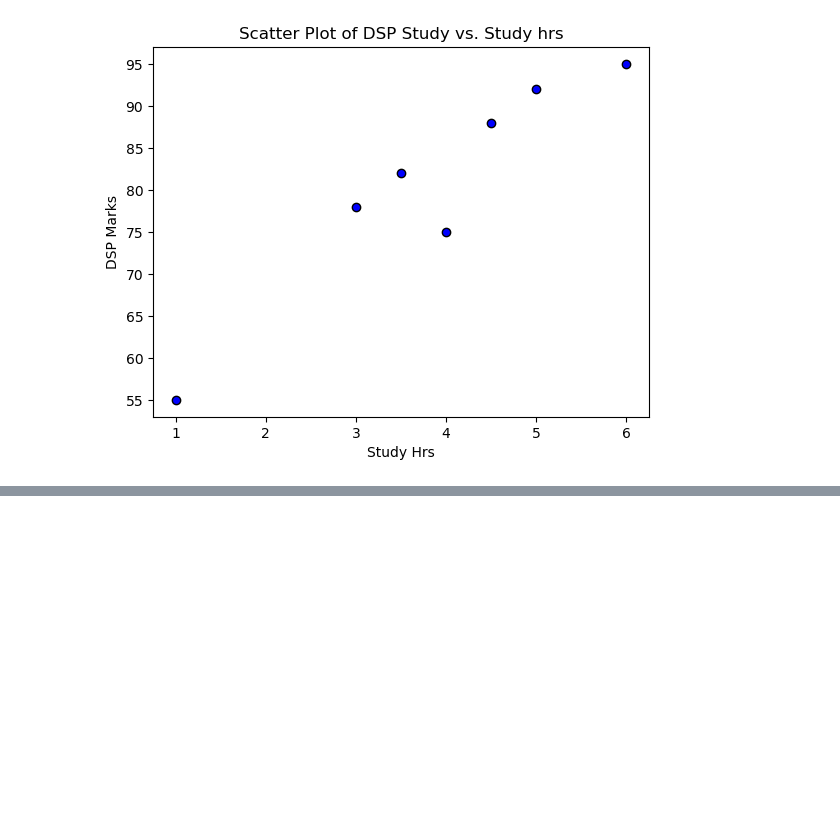
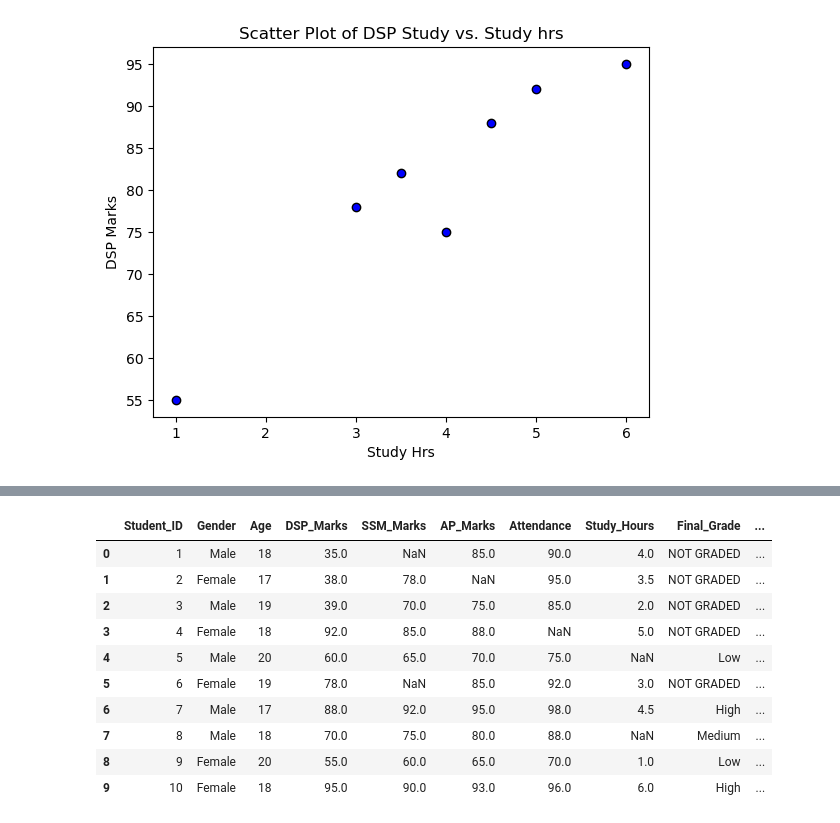
Before and after one commit to Kabin24/semester-4, a Jupyter notebook: Data principle/eda/Week-4 pandas.ipynb, the cells around one changed output, grey strips where cells are left out. Cells and saved outputs as stored; diff of their text form; code cells hidden in the pictures; blank space fills up the shorter version.

```diff
--- a/Data principle/eda/Week-4 pandas.ipynb
+++ b/Data principle/eda/Week-4 pandas.ipynb
@@ -181,0 +198,19 @@ regr = LinearRegression()
+# %%
+
+
+df.loc[0:2, 'DSP_Marks'] = [35.0, 38.0, 39.0]
+#lambda arguments: expression (output)  anonymous(nameless) function without using def keyord
+df['Pass/Fail'] = df['DSP_Marks'].apply(lambda x: 'Pass' if x >= 40 else 'Fail')
+df
+# %% [output]
+|  | Student_ID | Gender | Age | DSP_Marks | SSM_Marks | AP_Marks | Attendance | Study_Hours | Final_Grade | ... |
+| 0 | 1 | Male | 18 | 35.0 | NaN | 85.0 | 90.0 | 4.0 | NOT GRADED | ... |
+| 1 | 2 | Female | 17 | 38.0 | 78.0 | NaN | 95.0 | 3.5 | NOT GRADED | ... |
+| 2 | 3 | Male | 19 | 39.0 | 70.0 | 75.0 | 85.0 | 2.0 | NOT GRADED | ... |
+| 3 | 4 | Female | 18 | 92.0 | 85.0 | 88.0 | NaN | 5.0 | NOT GRADED | ... |
+| 4 | 5 | Male | 20 | 60.0 | 65.0 | 70.0 | 75.0 | NaN | Low | ... |
+| 5 | 6 | Female | 19 | 78.0 | NaN | 85.0 | 92.0 | 3.0 | NOT GRADED | ... |
+| 6 | 7 | Male | 17 | 88.0 | 92.0 | 95.0 | 98.0 | 4.5 | High | ... |
+| 7 | 8 | Male | 18 | 70.0 | 75.0 | 80.0 | 88.0 | NaN | Medium | ... |
+| 8 | 9 | Female | 20 | 55.0 | 60.0 | 65.0 | 70.0 | 1.0 | Low | ... |
+| 9 | 10 | Female | 18 | 95.0 | 90.0 | 93.0 | 96.0 | 6.0 | High | ... |
```
Also changed, not shown: parts of 4 cells of this notebook, 2 other files.
